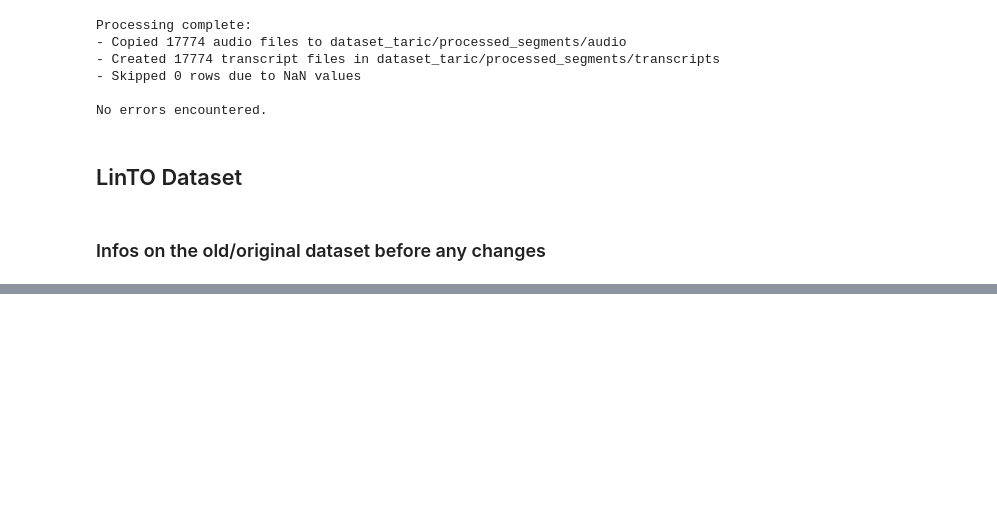
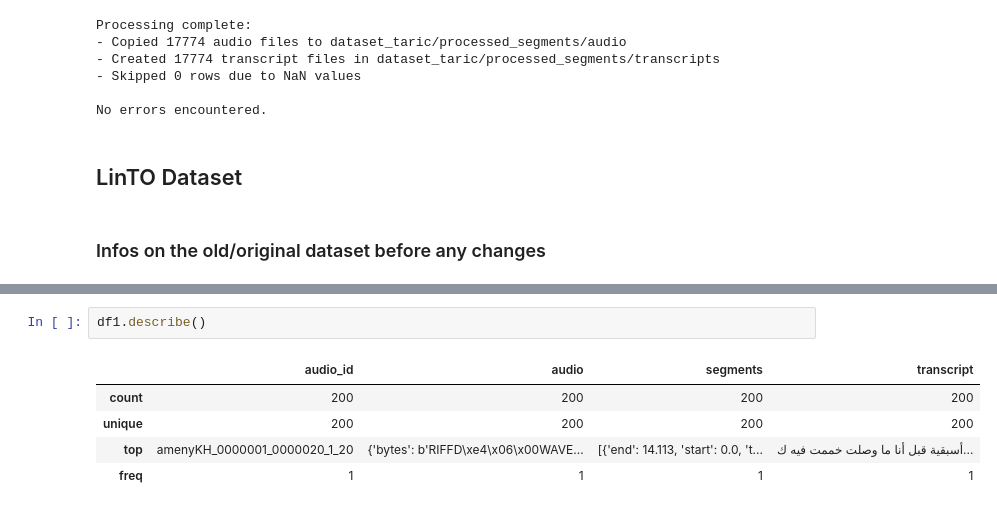
Before and after one commit to cyrineanene/ASR-on-Tunisian-Dialect, a Jupyter notebook: EDA.ipynb, the cells around one changed output, grey strips where cells are left out. Drawn from its saved outputs; the diff is of its cells as text; blank space fills up the shorter version.

```diff
--- a/EDA.ipynb
+++ b/EDA.ipynb
@@ -2918,0 +2978,8 @@ No errors encountered.
+# %%
+df1.describe()
+# %% [output]
+|  | audio_id | audio | segments | transcript |
+| count | 200 | 200 | 200 | 200 |
+| unique | 200 | 200 | 200 | 200 |
+| top | amenyKH_0000001_0000020_1_20 | {'bytes': b'RIFFD\xe4\x06\x00WAVE... | [{'end': 14.113, 'start': 0.0, 't... | أسبقية قبل أنا ما وصلت خممت فيه ك... |
+| freq | 1 | 1 | 1 | 1 |
```
Also changed, not shown: parts of 13 cells of this notebook.
